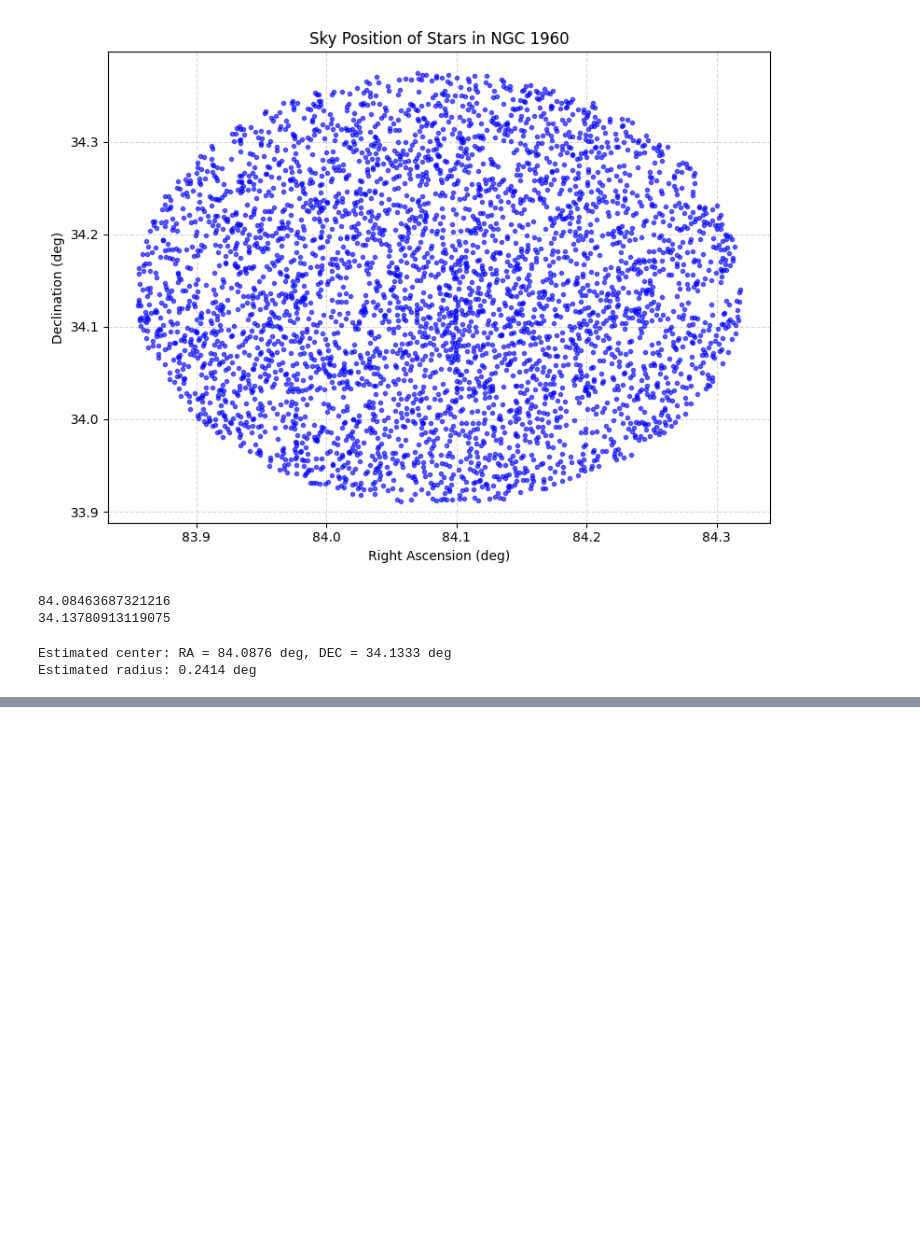
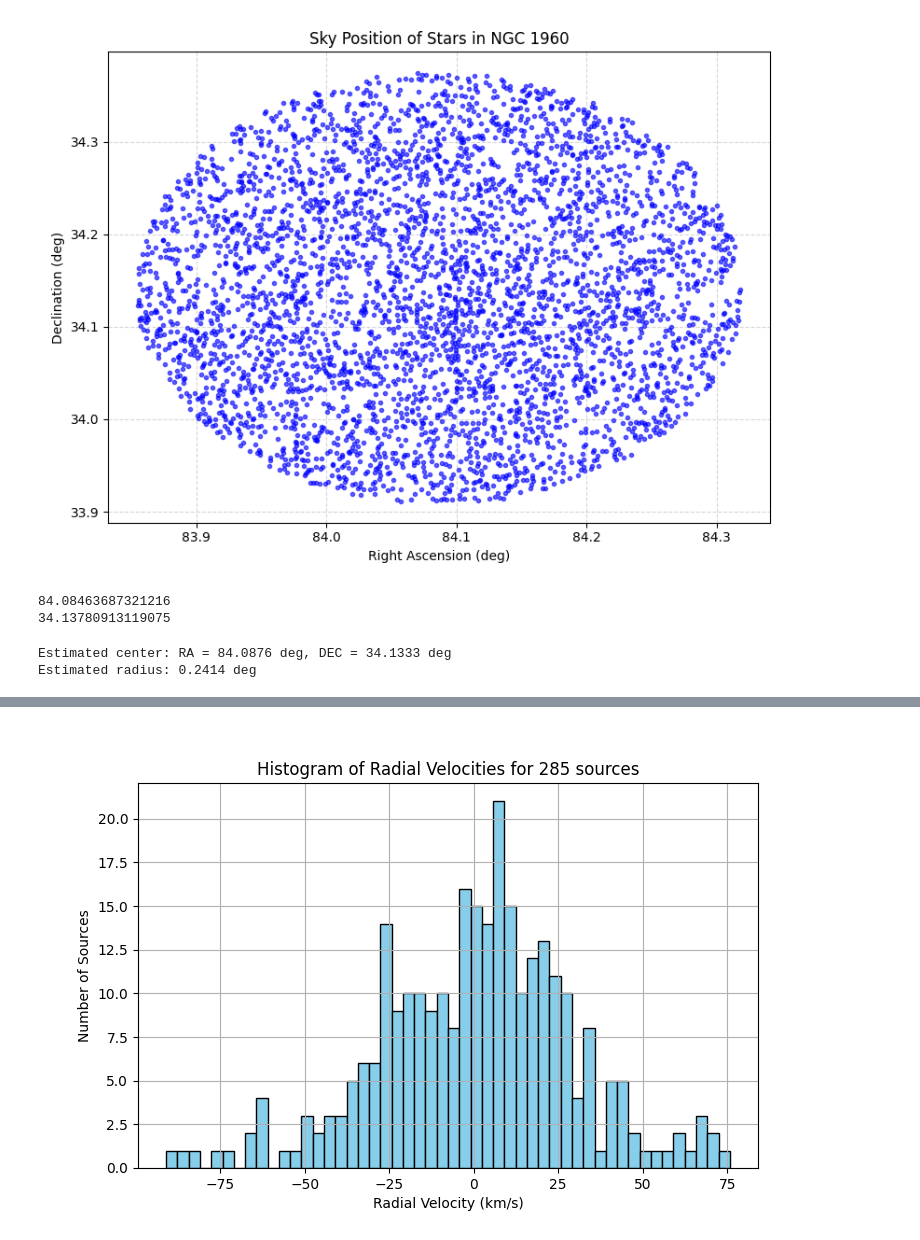
Before and after one commit to pranavkalsi/My-Projects, a Jupyter notebook: NGC_1960.ipynb, the cells around one changed output, grey strips where cells are left out. Cells and saved outputs as stored; diff of their text form; code cells hidden in the pictures; blank space fills up the shorter version.

```diff
--- a/NGC_1960.ipynb
+++ b/NGC_1960.ipynb
@@ -126,0 +239,12 @@ ModuleNotFoundError: No module named 'numpy.char'
+# %%
+plt.figure(figsize=(8, 5))  # optional: set size (width, height)
+
+# Your plotting code here
+plt.hist(Df2.radial_velocity, bins=50, color='skyblue', edgecolor='black')
+plt.xlabel("Radial Velocity (km/s)")
+plt.ylabel("Number of Sources")
+plt.title("Histogram of Radial Velocities for 285 sources")
+plt.grid(True)
+plt.show()
+# %% [output]
+[figure, added]
```
Also changed, not shown: parts of 15 cells of this notebook, 12 other files.
